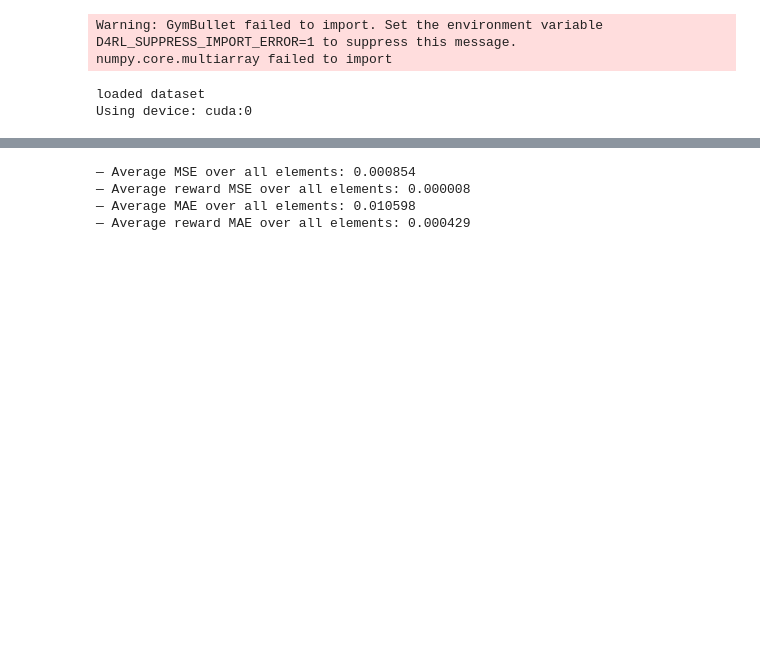
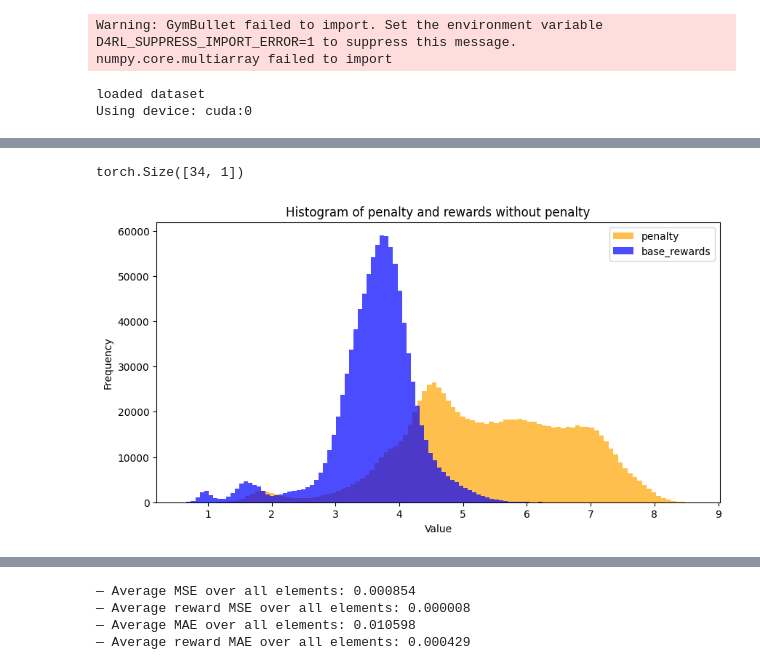
Before and after one commit to aysintumay/mbpo_uq, a Jupyter notebook: analyze_world_transition_model.ipynb, the cells around one changed output, grey strips where cells are left out. Cells and saved outputs as stored; diff of their text form; code cells hidden in the pictures; blank space fills up the shorter version.

Commit message:
mopo-world model integrated

```diff
--- a/analyze_world_transition_model.ipynb
+++ b/analyze_world_transition_model.ipynb
@@ -245,3 +245,5 @@ world_model.load_model(f'saved_models/hopper-expert-v0_noisy/transition_world_mo
 # %% [output]
 loaded dataset
 Using device: cuda:0
+# %%
+pred_np, reward_pred, _, stds = world_model.predict(dataset["observations"], dataset["actions"], uq =True)
@@ -257,7 +269,8 @@ total_reward_mae_loss = 0
 total_elements = 0
 all_preds = []
 reward_preds = []
-
+all_stds = []
+base_rewards = []
 for batch_idx in range(total_batches):
     # 1) Slice and convert to torch.Tensor of the right dtype/device
     state_np = dataset["observations"][batch_idx * batch_size : (batch_idx + 1) * batch_size]
@@ -267,5 +280,7 @@ for batch_idx in range(total_batches):
 
     target_t = torch.from_numpy(target_np).float().to(device)    # shape: (batch_size, ...)
     reward_t = torch.from_numpy(reward_np).float().to(device)  # shape: (batch_size, ...)
-    pred_np, reward_pred, _, _ = world_model.predict(state_np, action_np,uq =True)
+    pred_np, reward_pred, _, stds = world_model.predict(state_np, action_np,uq =True)
+    all_stds.append(stds[1])
+    base_rewards.append(stds[0])
 # %% [output]
@@ -274,0 +304,19 @@ TypeError: can't convert cuda:0 device type tensor to numpy. Use Tensor.cpu() to
+# %%
+all_stds.shape
+# %% [output]
+torch.Size([34, 1])
+# %%
+#plot hist of att_stds and base_rewards
+
+# all_stds = torch.cat(all_stds.detach().cpu(), dim=0).detach().cpu().numpy()
+# base_rewards = torch.cat(base_rewards.detach().cpu(), dim=0).detach().cpu().numpy()
+plt.figure(figsize=(10, 5))
+plt.hist(all_stds.detach().cpu().numpy(), bins=100, alpha=0.7, color='orange', label='penalty')
+plt.hist(base_rewards.detach().cpu().numpy(), bins=100, alpha=0.7, color='blue', label='base_rewards')
+plt.title('Histogram of penalty and rewards without penalty')
+plt.xlabel('Value')
+plt.ylabel('Frequency')
+plt.legend()
+plt.show()
+# %% [output]
+[figure, added]
```
Also changed, not shown: parts of 4 cells of this notebook, 27 other files.
